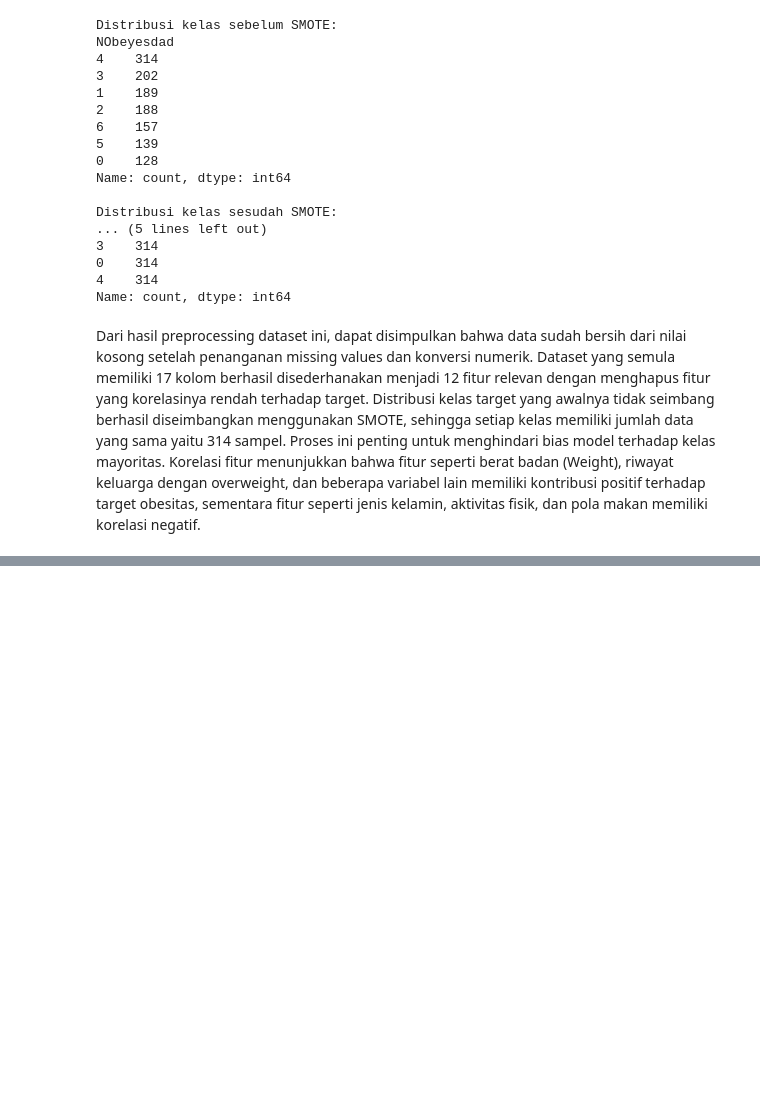
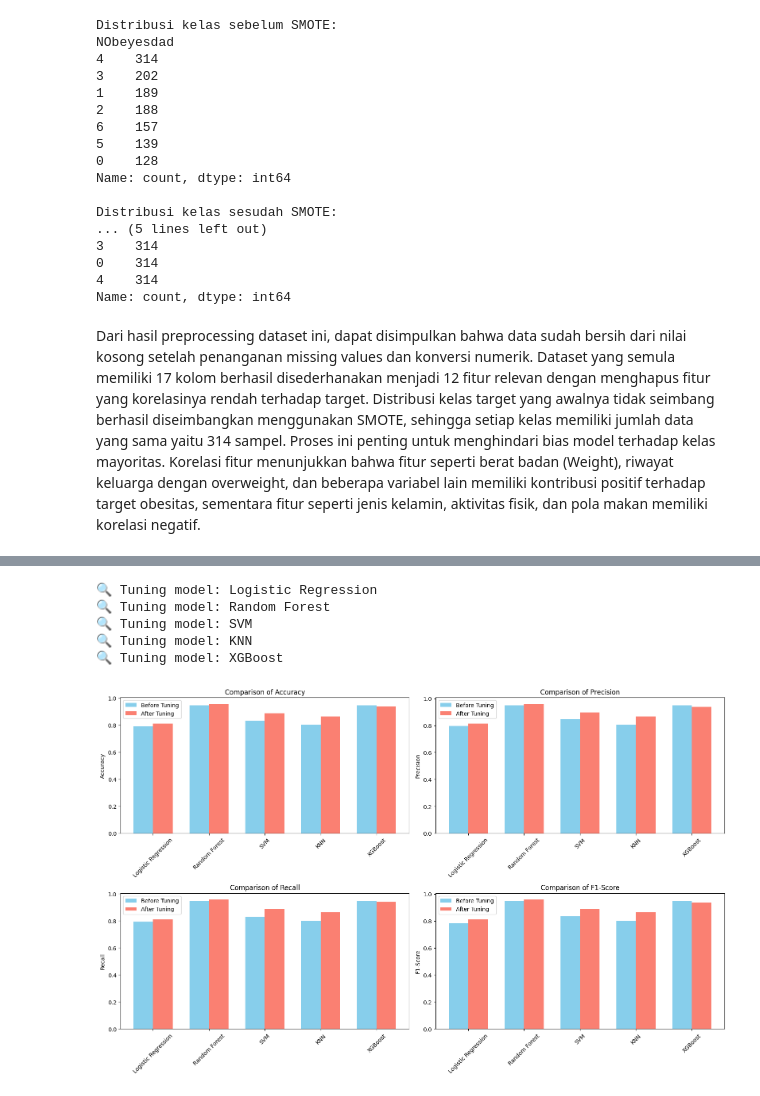
Before and after one commit to NadaTiyasa/Bengkod_NadaTiyasa_14217, a Jupyter notebook: Bengkod_Capstone.ipynb, the cells around one changed output, grey strips where cells are left out. Drawn from its saved outputs; the diff is of its cells as text; code cells hidden in the pictures; blank space fills up the shorter version.

```diff
--- a/Bengkod_Capstone.ipynb
+++ b/Bengkod_Capstone.ipynb
@@ -308,0 +467,67 @@ Dari hasil preprocessing dataset ini, dapat disimpulkan bahwa data sudah bersih
+# %%
+# =========================================================================
+#                 Lakukan GridSearchCV untuk semua model
+# =========================================================================
+best_models = {}
+tuned_results = []
+
+for name, model in base_models.items():
+    print(f"🔍 Tuning model: {name}")
+    grid = GridSearchCV(model, param_grids[name], cv=3, scoring="accuracy", n_jobs=-1)
+    grid.fit(X_train, y_train)
+
+    best_model = grid.best_estimator_
+    best_models[name] = best_model
+
+    y_pred = best_model.predict(X_test)
+
+    acc = accuracy_score(y_test, y_pred)
+    prec = precision_score(y_test, y_pred, average="weighted", zero_division=0)
+    rec = recall_score(y_test, y_pred, average="weighted")
+    f1 = f1_score(y_test, y_pred, average="weighted")
+
+    tuned_results.append({
+        "Model": name,
+        "Accuracy": acc,
+        "Precision": prec,
+        "Recall": rec,
+        "F1-Score": f1
+    })
+# %% [output]
+🔍 Tuning model: Logistic Regression
+🔍 Tuning model: Random Forest
+🔍 Tuning model: SVM
+🔍 Tuning model: KNN
+🔍 Tuning model: XGBoost
+# %%
+# =========================================================================
+#                 Visualisasi perbandingan performa model
+# =========================================================================
+import pandas as pd
+
+# Buat DataFrame hasil sebelum dan sesudah tuning
+before_df = pd.DataFrame(results).set_index("Model")
+after_df = pd.DataFrame(tuned_results).set_index("Model")
+
+# Plot
+metrics = ["Accuracy", "Precision", "Recall", "F1-Score"]
+fig, axs = plt.subplots(2, 2, figsize=(16, 10))
+axs = axs.ravel()
+
+for i, metric in enumerate(metrics):
+    x = np.arange(len(before_df.index))  # posisi untuk bar
+    width = 0.35  # lebar bar
+
+    axs[i].bar(x - width/2, before_df[metric], width, label="Before Tuning", color='skyblue')
+    axs[i].bar(x + width/2, after_df[metric], width, label="After Tuning", color='salmon')
+
+    axs[i].set_title(f"Comparison of {metric}")
+    axs[i].set_ylabel(metric)
+    axs[i].set_xticks(x)
+    axs[i].set_xticklabels(before_df.index, rotation=45)
+    axs[i].legend()
+
+plt.tight_layout()
+plt.show()
+# %% [output]
+[figure, added]
```
Also changed, not shown: parts of 13 cells of this notebook.
